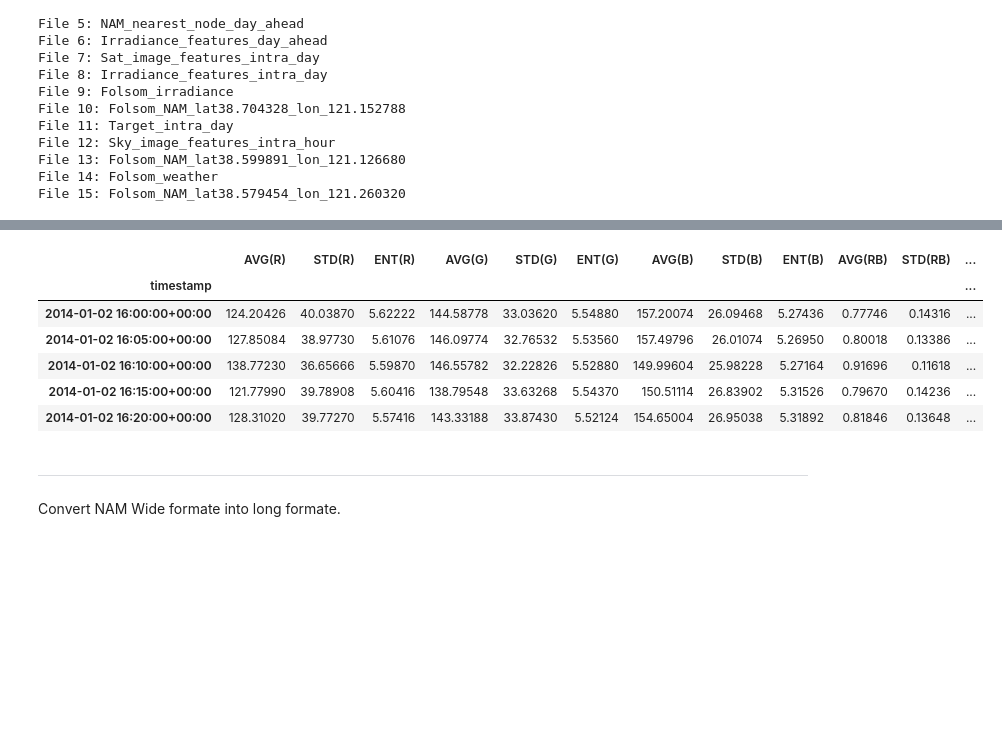
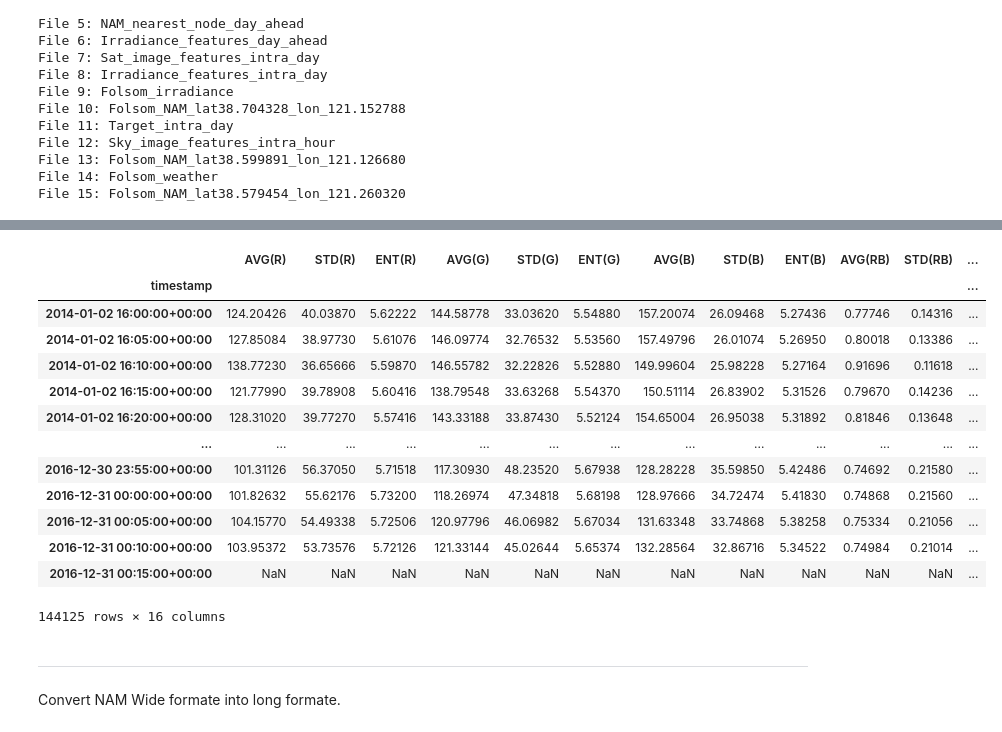
Before and after one commit to Mohamedtareque/PV_Forecast_MMPISSM, a Jupyter notebook: data_preprocess_v_02.ipynb, the cells around one changed output, grey strips where cells are left out. Saved outputs shown, nothing was run; the diff lists cells and outputs as text; code cells hidden in the pictures; blank space fills up the shorter version.

```diff
--- a/data_preprocess_v_02.ipynb
+++ b/data_preprocess_v_02.ipynb
@@ -367,13 +384,20 @@ File 15: Folsom_NAM_lat38.579454_lon_121.260320
 # %%
-dfs['Sky_image_features_intra_hour'].head()
+dfs['Sky_image_features_intra_hour']
 # %% [output]
 |  | AVG(R) | STD(R) | ENT(R) | AVG(G) | STD(G) | ENT(G) | AVG(B) | STD(B) | ENT(B) | AVG(RB) | STD(RB) | ... |
 | timestamp |  |  |  |  |  |  |  |  |  |  |  | ... |
 | 2014-01-02 16:00:00+00:00 | 124.20426 | 40.03870 | 5.62222 | 144.58778 | 33.03620 | 5.54880 | 157.20074 | 26.09468 | 5.27436 | 0.77746 | 0.14316 | ... |
 | 2014-01-02 16:05:00+00:00 | 127.85084 | 38.97730 | 5.61076 | 146.09774 | 32.76532 | 5.53560 | 157.49796 | 26.01074 | 5.26950 | 0.80018 | 0.13386 | ... |
 | 2014-01-02 16:10:00+00:00 | 138.77230 | 36.65666 | 5.59870 | 146.55782 | 32.22826 | 5.52880 | 149.99604 | 25.98228 | 5.27164 | 0.91696 | 0.11618 | ... |
 | 2014-01-02 16:15:00+00:00 | 121.77990 | 39.78908 | 5.60416 | 138.79548 | 33.63268 | 5.54370 | 150.51114 | 26.83902 | 5.31526 | 0.79670 | 0.14236 | ... |
 | 2014-01-02 16:20:00+00:00 | 128.31020 | 39.77270 | 5.57416 | 143.33188 | 33.87430 | 5.52124 | 154.65004 | 26.95038 | 5.31892 | 0.81846 | 0.13648 | ... |
+| ... | ... | ... | ... | ... | ... | ... | ... | ... | ... | ... | ... | ... |
+| 2016-12-30 23:55:00+00:00 | 101.31126 | 56.37050 | 5.71518 | 117.30930 | 48.23520 | 5.67938 | 128.28228 | 35.59850 | 5.42486 | 0.74692 | 0.21580 | ... |
+| 2016-12-31 00:00:00+00:00 | 101.82632 | 55.62176 | 5.73200 | 118.26974 | 47.34818 | 5.68198 | 128.97666 | 34.72474 | 5.41830 | 0.74868 | 0.21560 | ... |
+| 2016-12-31 00:05:00+00:00 | 104.15770 | 54.49338 | 5.72506 | 120.97796 | 46.06982 | 5.67034 | 131.63348 | 33.74868 | 5.38258 | 0.75334 | 0.21056 | ... |
+| 2016-12-31 00:10:00+00:00 | 103.95372 | 53.73576 | 5.72126 | 121.33144 | 45.02644 | 5.65374 | 132.28564 | 32.86716 | 5.34522 | 0.74984 | 0.21014 | ... |
+| 2016-12-31 00:15:00+00:00 | NaN | NaN | NaN | NaN | NaN | NaN | NaN | NaN | NaN | NaN | NaN | ... |
+144125 rows × 16 columns
 # %% [markdown]
 ----
 
```
Also changed, not shown: parts of 43 cells of this notebook, 8 other files.
